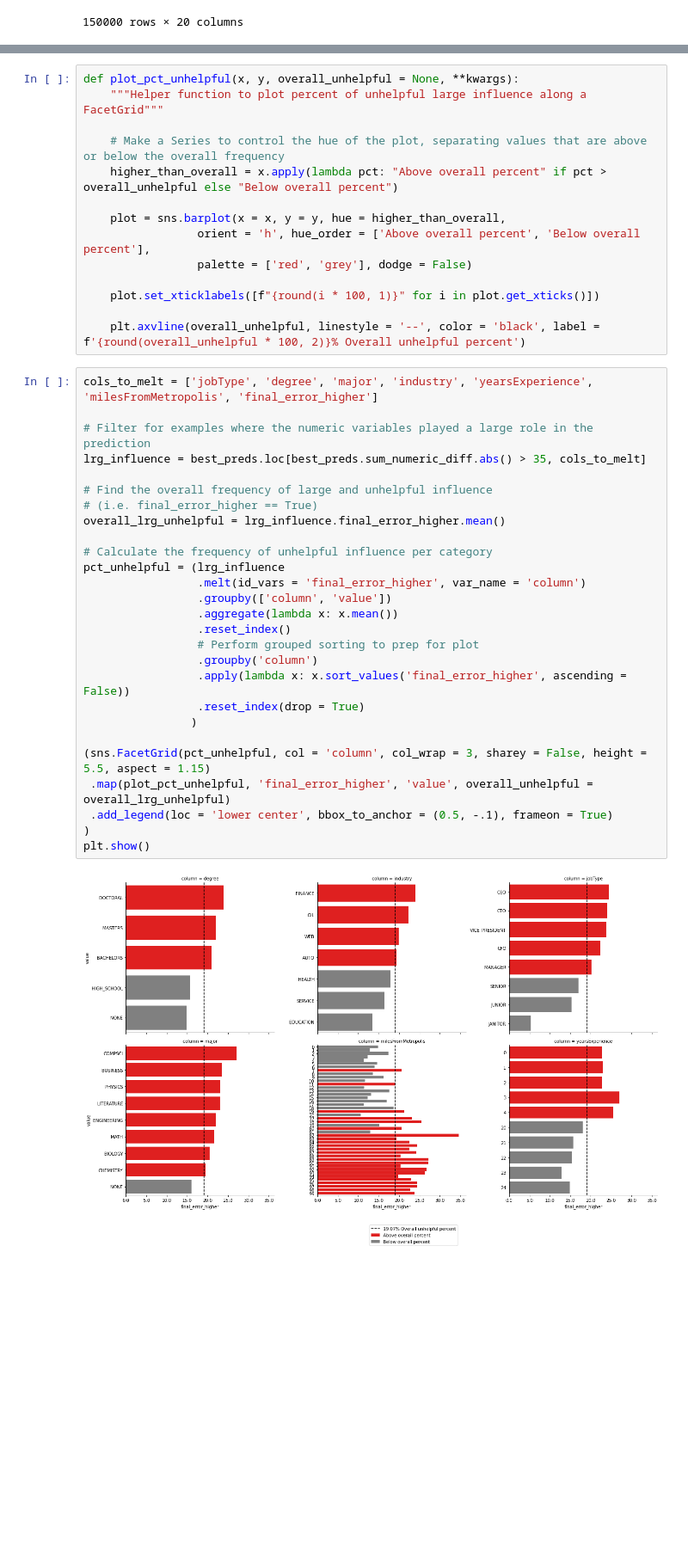
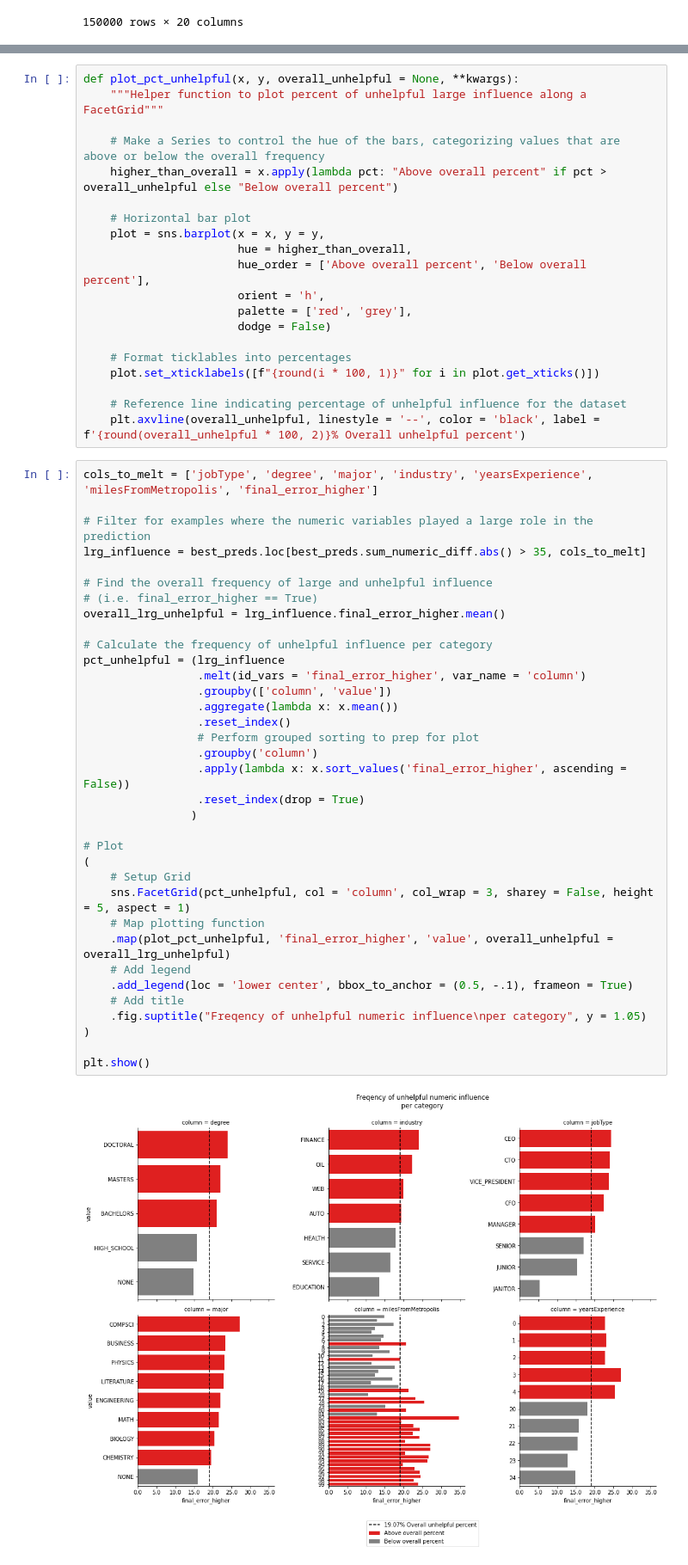
Before and after one commit to scottwiles/salary_prediction, a Jupyter notebook: notebooks/salary_prediction_baseline_model.ipynb, the cells around one changed output, grey strips where cells are left out. Shown: that part at 86% size. Drawn from its saved outputs; the diff is of its cells as text; blank space fills up the shorter version.

```diff
--- a/notebooks/salary_prediction_baseline_model.ipynb
+++ b/notebooks/salary_prediction_baseline_model.ipynb
@@ -422,42 +423,56 @@ plt.show()
 def plot_pct_unhelpful(x, y, overall_unhelpful = None, **kwargs):
     """Helper function to plot percent of unhelpful large influence along a FacetGrid"""
 
-    # Make a Series to control the hue of the plot, separating values that are above or below the overall frequency
+    # Make a Series to control the hue of the bars, categorizing values that are above or below the overall frequency
     higher_than_overall = x.apply(lambda pct: "Above overall percent" if pct > overall_unhelpful else "Below overall percent")
 
-    plot = sns.barplot(x = x, y = y, hue = higher_than_overall,
-                 orient = 'h', hue_order = ['Above overall percent', 'Below overall percent'],
-                 palette = ['red', 'grey'], dodge = False)
+    # Horizontal bar plot
+    plot = sns.barplot(x = x, y = y,
+                       hue = higher_than_overall,
+                       hue_order = ['Above overall percent', 'Below overall percent'],
+                       orient = 'h',
+                       palette = ['red', 'grey'],
+                       dodge = False)
 
+    # Format ticklables into percentages
     plot.set_xticklabels([f"{round(i * 100, 1)}" for i in plot.get_xticks()])
 
+    # Reference line indicating percentage of unhelpful influence for the dataset
     plt.axvline(overall_unhelpful, linestyle = '--', color = 'black', label = f'{round(overall_unhelpful * 100, 2)}% Overall unhelpful percent')
 # %%
 cols_to_melt = ['jobType', 'degree', 'major', 'industry', 'yearsExperience', 'milesFromMetropolis', 'final_error_higher']
 
 # Filter for examples where the numeric variables played a large role in the prediction
 lrg_influence = best_preds.loc[best_preds.sum_numeric_diff.abs() > 35, cols_to_melt]
 
 # Find the overall frequency of large and unhelpful influence
 # (i.e. final_error_higher == True)
 overall_lrg_unhelpful = lrg_influence.final_error_higher.mean()
 
 # Calculate the frequency of unhelpful influence per category
 pct_unhelpful = (lrg_influence
                  .melt(id_vars = 'final_error_higher', var_name = 'column')
                  .groupby(['column', 'value'])
                  .aggregate(lambda x: x.mean())
                  .reset_index()
                  # Perform grouped sorting to prep for plot
                  .groupby('column')
                  .apply(lambda x: x.sort_values('final_error_higher', ascending = False))
                  .reset_index(drop = True)
                 )
 
-(sns.FacetGrid(pct_unhelpful, col = 'column', col_wrap = 3, sharey = False, height = 5.5, aspect = 1.15)
- .map(plot_pct_unhelpful, 'final_error_higher', 'value', overall_unhelpful = overall_lrg_unhelpful)
- .add_legend(loc = 'lower center', bbox_to_anchor = (0.5, -.1), frameon = True)
+# Plot
+(
+    # Setup Grid
+    sns.FacetGrid(pct_unhelpful, col = 'column', col_wrap = 3, sharey = False, height = 5, aspect = 1)
+    # Map plotting function
+    .map(plot_pct_unhelpful, 'final_error_higher', 'value', overall_unhelpful = overall_lrg_unhelpful)
+    # Add legend
+    .add_legend(loc = 'lower center', bbox_to_anchor = (0.5, -.1), frameon = True)
+    # Add title
+    .fig.suptitle("Freqency of unhelpful numeric influence\nper category", y = 1.05)
 )
+
 plt.show()
 # %% [output]
-[figure, old version]
+[figure, new version]
```
Also changed, not shown: parts of 14 cells of this notebook.
